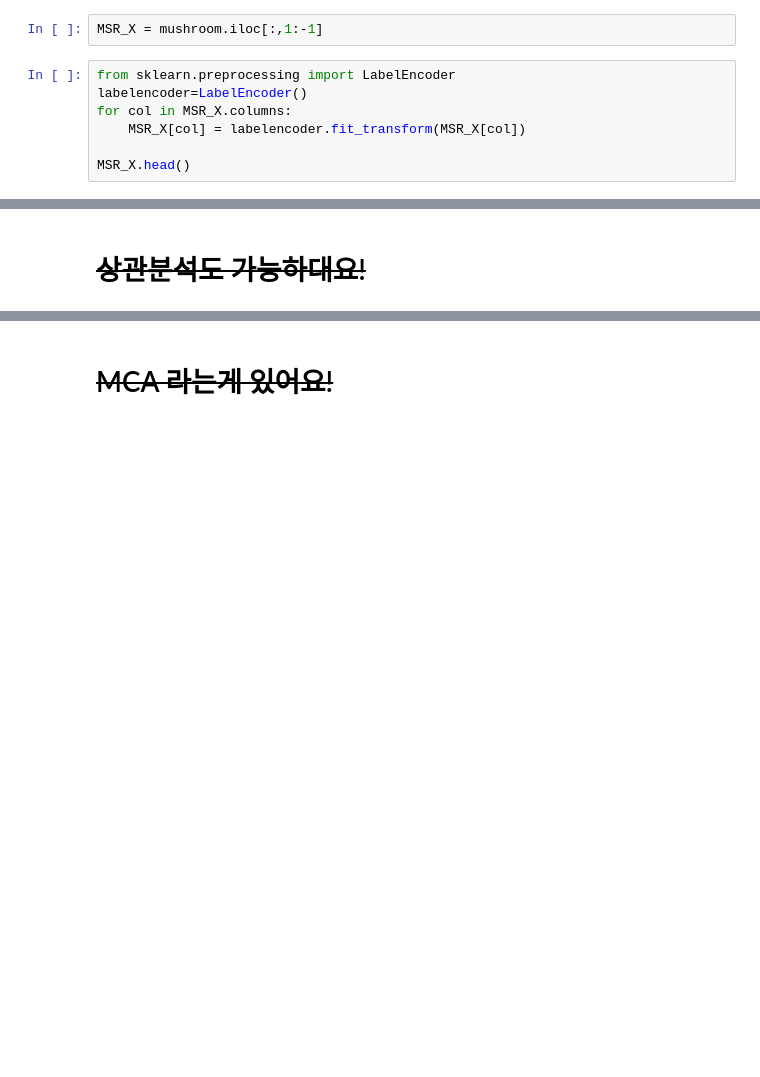
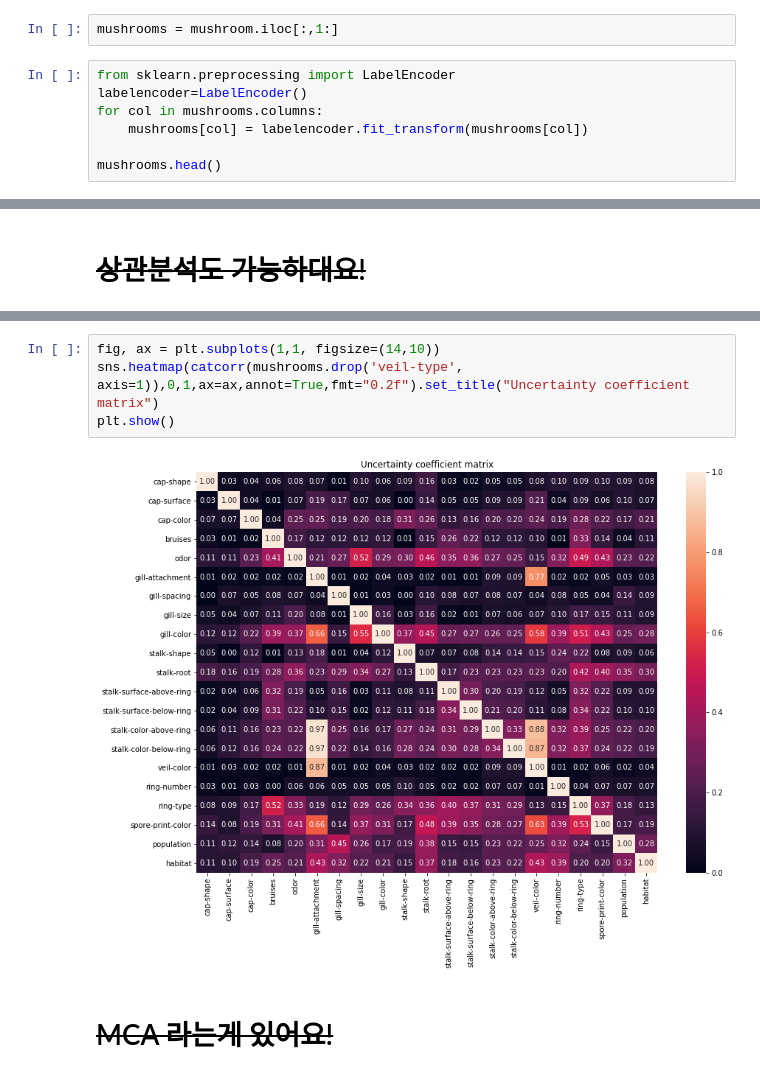
Before and after one commit to DSLinKR/DSLab_yonsei, a Jupyter notebook: 2019S_project/project2/독버섯발표.ipynb, the cells around one changed output, grey strips where cells are left out. Saved outputs shown, nothing was run; the diff lists cells and outputs as text; blank space fills up the shorter version.

```diff
--- a/2019S_project/project2/독버섯발표.ipynb
+++ b/2019S_project/project2/독버섯발표.ipynb
@@ -66,14 +66,14 @@ dtype: int64
 # %%
 MSR_Response = pd.get_dummies(mushroom['class']).iloc[:,-1]
 # %%
-MSR_X = mushroom.iloc[:,1:-1]
+mushrooms = mushroom.iloc[:,1:]
 # %%
 from sklearn.preprocessing import LabelEncoder
 labelencoder=LabelEncoder()
-for col in MSR_X.columns:
-    MSR_X[col] = labelencoder.fit_transform(MSR_X[col])
+for col in mushrooms.columns:
+    mushrooms[col] = labelencoder.fit_transform(mushrooms[col])
 
-MSR_X.head()
+mushrooms.head()
 # %% [output]
 A value is trying to be set on a copy of a slice from a DataFrame.
 Try using .loc[row_indexer,col_indexer] = value instead
@@ -331,3 +438,9 @@ cls_df.groupby(['cls']).mean()
+# %%
+fig, ax = plt.subplots(1,1, figsize=(14,10))
+sns.heatmap(catcorr(mushrooms.drop('veil-type', axis=1)),0,1,ax=ax,annot=True,fmt="0.2f").set_title("Uncertainty coefficient matrix")
+plt.show()
+# %% [output]
+[figure, added]
 # %% [markdown]
 # ~~MCA 라는게 있어요!~~
 # %% [markdown]
```
Also changed, not shown: parts of 30 cells of this notebook.
